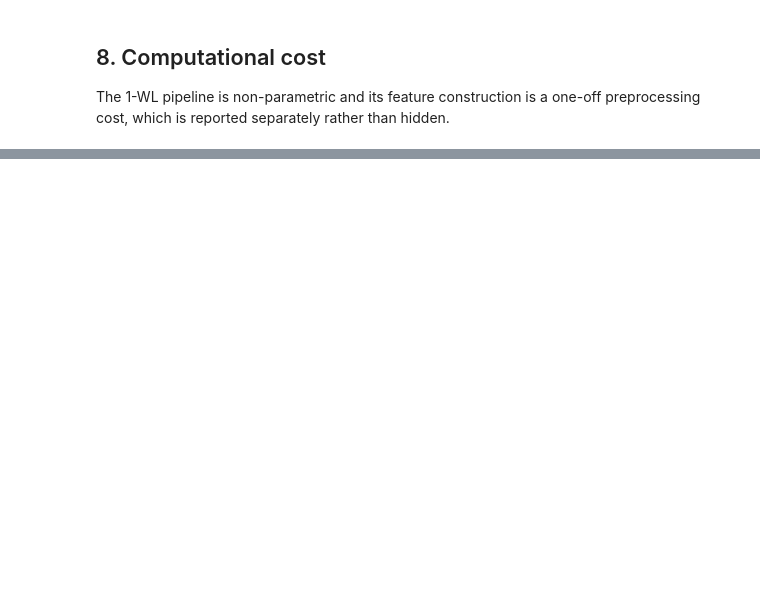
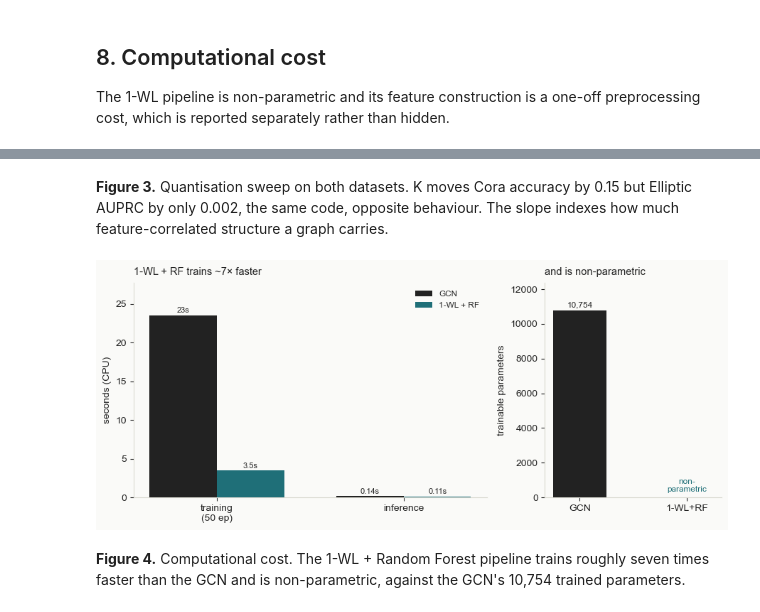
Before and after one commit to hmft0003/wl-fraud-detection, a Jupyter notebook: notebooks/wl_vs_gcn_fraud_detection.ipynb, the cells around one changed output, grey strips where cells are left out. Saved outputs shown, nothing was run; the diff lists cells and outputs as text; code cells hidden in the pictures; blank space fills up the shorter version.

```diff
--- a/notebooks/wl_vs_gcn_fraud_detection.ipynb
+++ b/notebooks/wl_vs_gcn_fraud_detection.ipynb
@@ -558 +857,32 @@ print(pd.DataFrame([
+# %% [markdown]
+**Figure 3.** Quantisation sweep on both datasets. K moves Cora accuracy by 0.15 but
+Elliptic AUPRC by only 0.002, the same code, opposite behaviour. The slope indexes
+how much feature-correlated structure a graph carries.
+# %%
+gcn_tr, rf_tr = np.mean(gcn_train), np.mean(rf_train)
+gcn_in, rf_in = np.mean(gcn_infer), np.mean(rf_infer)
+
+fig, (c1, c2) = plt.subplots(1, 2, figsize=(9, 3.9), gridspec_kw={"width_ratios": [2, 1]})
+x = np.arange(2); w = 0.36
+c1.bar(x - w/2, [gcn_tr, gcn_in], w, color=INK,    label="GCN", zorder=3)
+c1.bar(x + w/2, [rf_tr,  rf_in],  w, color=ACCENT, label="1-WL + RF", zorder=3)
+for i, (g, r) in enumerate([(gcn_tr, rf_tr), (gcn_in, rf_in)]):
+    c1.text(i - w/2, g + gcn_tr*0.015, f"{g:.2g}s", ha="center", fontsize=8)
+    c1.text(i + w/2, r + gcn_tr*0.015, f"{r:.2g}s", ha="center", fontsize=8)
+c1.set_xticks(x); c1.set_xticklabels(["training\n(50 ep)", "inference"]); c1.set_ylabel("seconds (CPU)")
+c1.legend(frameon=False, fontsize=8.5); c1.set_ylim(0, gcn_tr*1.18)
+c1.set_title(f"1-WL + RF trains ~{gcn_tr/rf_tr:.0f}× faster", fontsize=10.5, loc="left", pad=8)
+c2.bar([0, 1], [n_params, 0], width=0.5, color=[INK, ACCENT], zorder=3)
+c2.text(0, n_params*1.02, f"{n_params:,}", ha="center", fontsize=8.5)
+c2.text(1, n_params*0.03, "non-\nparametric", ha="center", fontsize=8.5, color=ACCENT)
+c2.set_xticks([0, 1]); c2.set_xticklabels(["GCN", "1-WL+RF"]); c2.set_ylabel("trainable parameters")
+c2.set_ylim(0, n_params*1.15); c2.set_title("and is non-parametric", fontsize=10.5, loc="left", pad=8)
+fig.tight_layout(); fig.savefig("figures/fig_cost.png", dpi=200, bbox_inches="tight")
+plt.show()
+# %% [output]
+[figure, added]
+# %% [markdown]
+**Figure 4.** Computational cost. The 1-WL + Random Forest pipeline trains roughly
+seven times faster than the GCN and is non-parametric, against the GCN's 10,754
+trained parameters.
 # %% [markdown]
```
Also changed, not shown: parts of 27 cells of this notebook.
